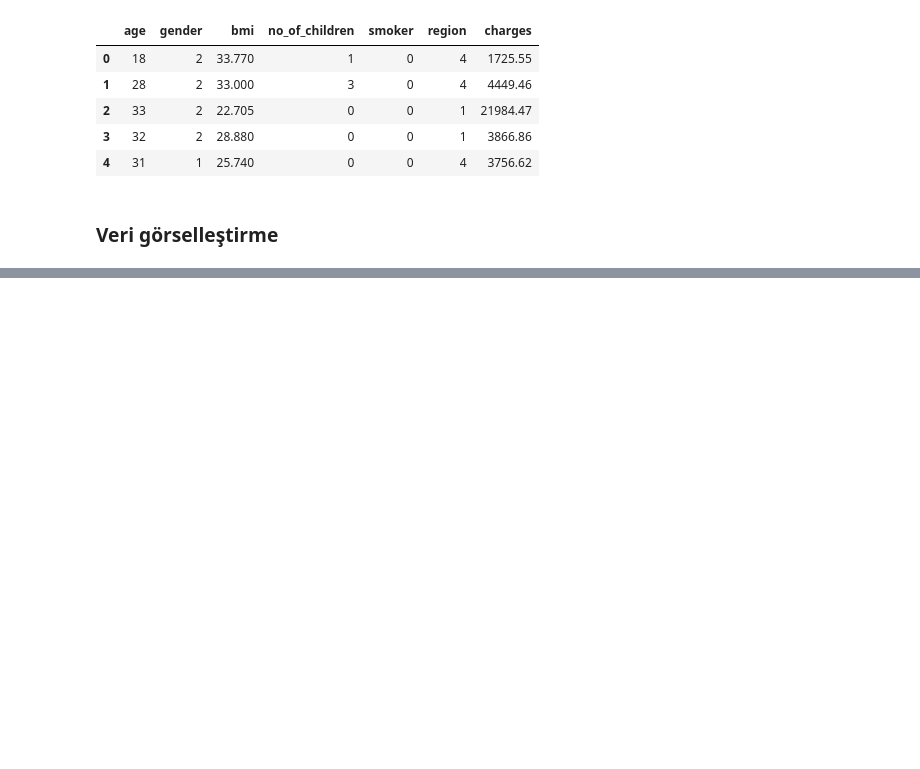
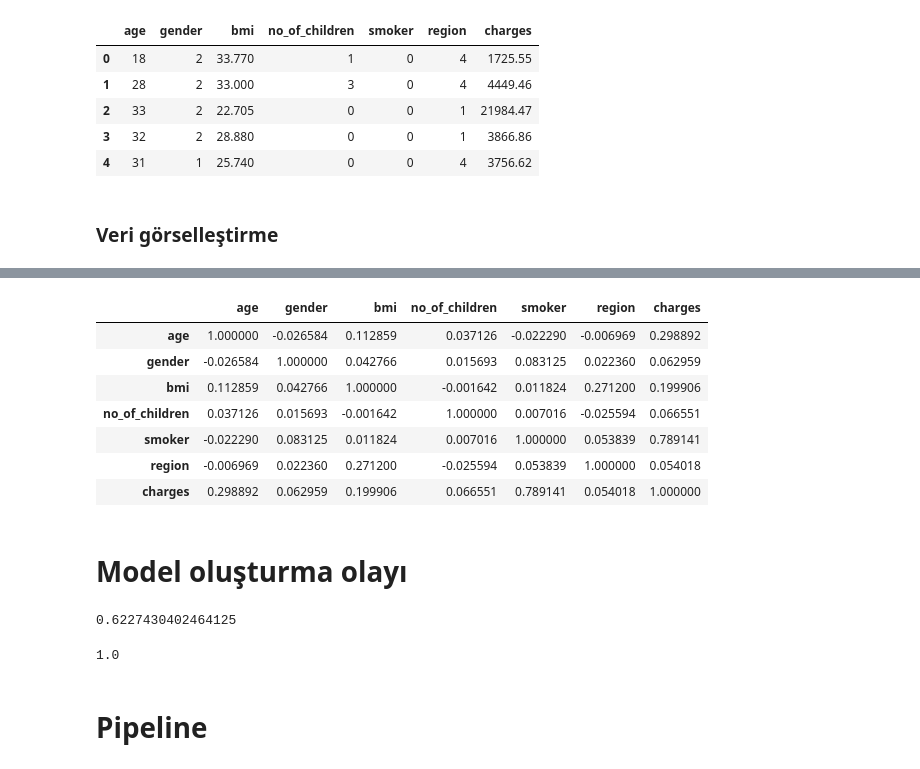
Before and after one commit to MachineTi-lab/IBM-Data-analysis-with-Python, a Jupyter notebook: IBM_final_project.ipynb, the cells around one changed output, grey strips where cells are left out. Drawn from its saved outputs; the diff is of its cells as text; code cells hidden in the pictures; blank space fills up the shorter version.

Commit message:
Model_Refinement

```diff
--- a/IBM_final_project.ipynb
+++ b/IBM_final_project.ipynb
@@ -88,0 +103,13 @@ df.head()
+# %%
+df.corr()
+# %% [output]
+|  | age | gender | bmi | no_of_children | smoker | region | charges |
+| age | 1.000000 | -0.026584 | 0.112859 | 0.037126 | -0.022290 | -0.006969 | 0.298892 |
+| gender | -0.026584 | 1.000000 | 0.042766 | 0.015693 | 0.083125 | 0.022360 | 0.062959 |
+| bmi | 0.112859 | 0.042766 | 1.000000 | -0.001642 | 0.011824 | 0.271200 | 0.199906 |
+| no_of_children | 0.037126 | 0.015693 | -0.001642 | 1.000000 | 0.007016 | -0.025594 | 0.066551 |
+| smoker | -0.022290 | 0.083125 | 0.011824 | 0.007016 | 1.000000 | 0.053839 | 0.789141 |
+| region | -0.006969 | 0.022360 | 0.271200 | -0.025594 | 0.053839 | 1.000000 | 0.054018 |
+| charges | 0.298892 | 0.062959 | 0.199906 | 0.066551 | 0.789141 | 0.054018 | 1.000000 |
+# %% [markdown]
+# Model oluşturma olayı
@@ -88,0 +119,14 @@ df.head()
+# %%
+lm = LinearRegression()
+lm.fit(X,Y)
+print(lm.score(X ,Y))
+# %% [output]
+0.6227430402464125
+# %%
+Z = df[["age","gender","bmi","no_of_children","smoker","region","charges"]]
+lm.fit(Z,Y)
+print(lm.score(Z,Y))
+# %% [output]
+1.0
+# %% [markdown]
+# Pipeline
```
Also changed, not shown: parts of 8 cells of this notebook.
